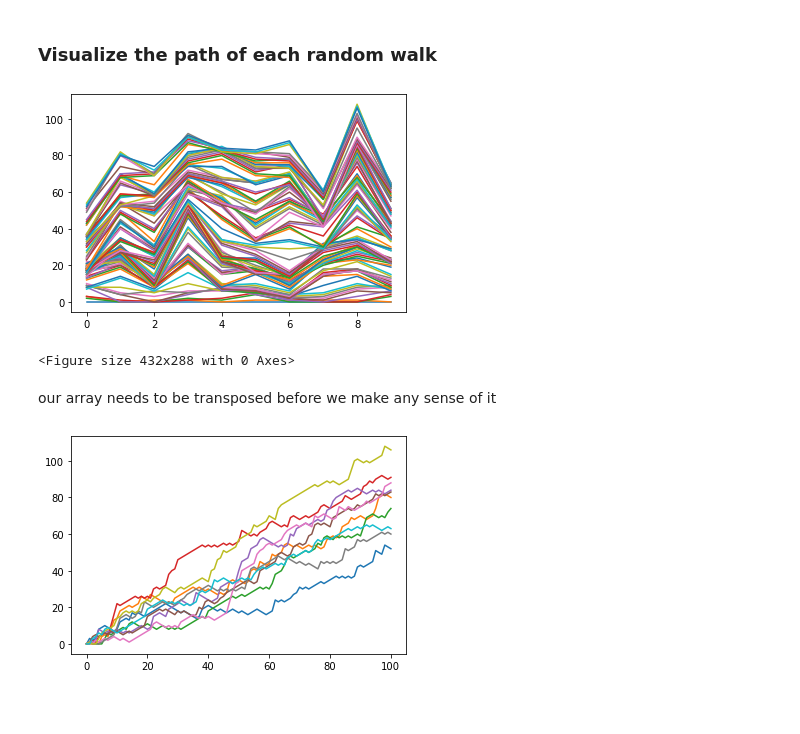
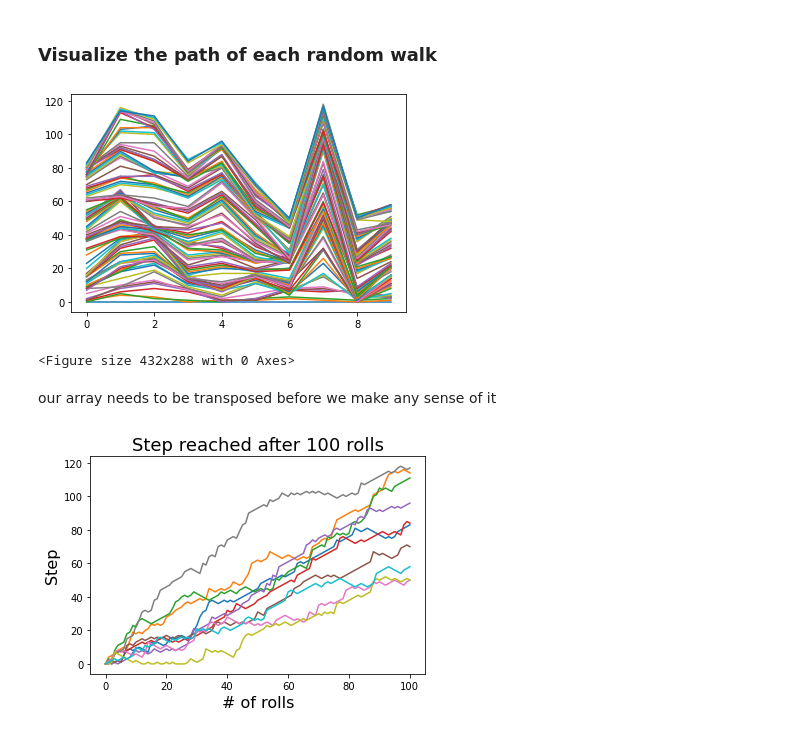
Before and after one commit to wharr1203/small_data_projects, a Jupyter notebook: notebook.ipynb, the cells around one changed output. Saved outputs shown, nothing was run; the diff lists cells and outputs as text; code cells hidden in the pictures; blank space fills up the shorter version.

```diff
--- a/notebook.ipynb
+++ b/notebook.ipynb
@@ -69,4 +71,5 @@ Everytime you run the cell above you end on a different step.
 # %%
+#all walks will be a list of lists, it will contain multiple random walks
 all_walks = []
 for i in range(10) :
     random_walk = [0]
@@ -79,8 +82,6 @@ for i in range(10) :
             step = step + 1
         else:
             step = step + np.random.randint(1,7)
-        if np.random.rand() <= 0.001 :
-            step = 0
         random_walk.append(step)
     all_walks.append(random_walk)
 # %% [markdown]
@@ -94,13 +95,16 @@ plt.show()
 # Clear the figure
 plt.clf()
 # %% [output]
-[figure, old version]
+[figure, new version]
 <Figure size 432x288 with 0 Axes>
 # %% [markdown]
 our array needs to be transposed before we make any sense of it
 # %%
 np_aw_t = np.transpose(np.array(all_walks))
 plt.plot(np_aw_t)
+plt.xlabel('# of rolls', fontdict={'size':16})
+plt.ylabel('Step', fontdict= {'size': 16})
+plt.title('Step reached after 100 rolls', fontdict= {'size':18})
 plt.show()
 # %% [output]
-[figure, old version]
+[figure, new version]
```
Also changed, not shown: parts of 12 cells of this notebook.
